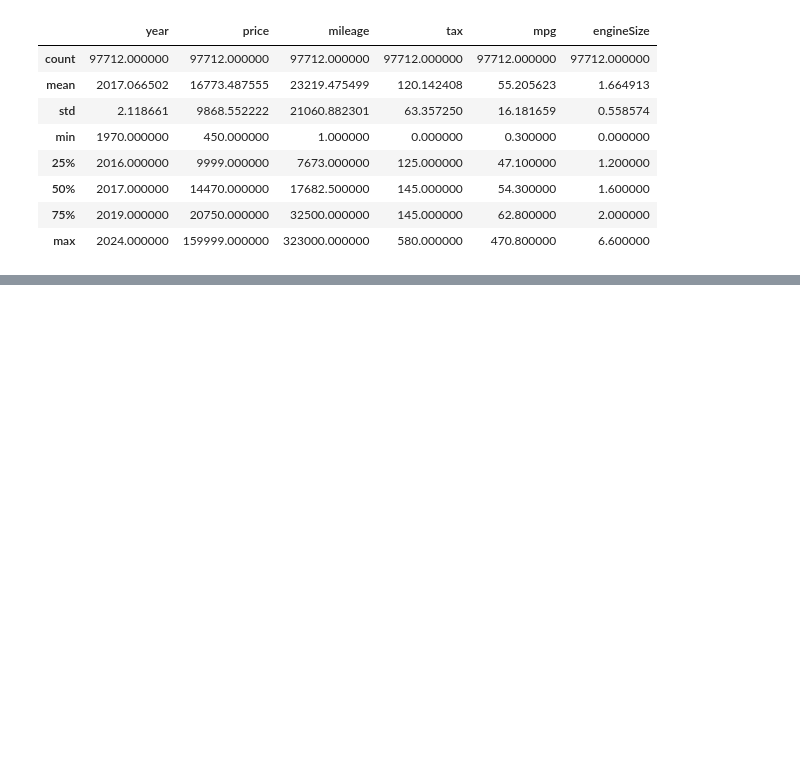
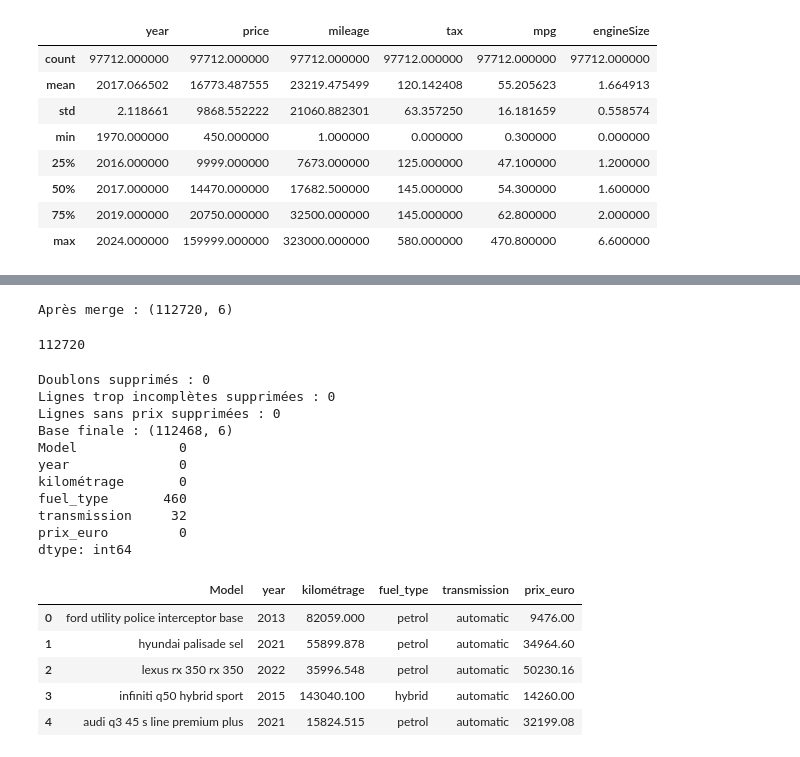
Before and after one commit to DJOUHRIELYES/Projet-DALAS---Elyes---Adib, a Jupyter notebook: notebook.ipynb, the cells around one changed output, grey strips where cells are left out. Drawn from its saved outputs; the diff is of its cells as text; code cells hidden in the pictures; blank space fills up the shorter version.

```diff
--- a/notebook.ipynb
+++ b/notebook.ipynb
@@ -114,0 +209,66 @@ Index(['model', 'year', 'price', 'transmission', 'mileage', 'fuelType', 'tax',
+# %%
+# ============================================================
+# 5. DB4 -> db4_bis
+# ============================================================
+db4_bis = pd.DataFrame()
+db4_bis["Model"] = db4["Manufacturer"] + " " + db4["model"]
+db4_bis["year"] = db4["year"]
+db4_bis["kilométrage"] = db4["mileage"] * MILES_KM      # données UK : miles -> km
+db4_bis["fuel_type"] = db4["fuelType"].apply(unifier_carburant)
+db4_bis["transmission"] = db4["transmission"].apply(unifier_transmission)
+db4_bis["prix_euro"] = db4["price"] * GBP_EUR           # £ -> €
+db4_bis = finaliser(db4_bis)
+# %%
+# ============================================================
+# 6. MERGE -> bd_merged
+# ============================================================
+bd_merged = pd.concat([db1_bis, db2_bis, db3_bis, db4_bis], ignore_index=True)
+print("Après merge :", bd_merged.shape)
+# %% [output]
+Après merge : (112720, 6)
+# %%
+bd_merged.head()
+len(bd_merged)
+# %% [output]
+112720
+# %%
+# ============================================================
+# 7. NETTOYAGE (simple)
+# ============================================================
+# 7.1 Doublons
+avant = len(bd_merged)
+bd_merged = bd_merged.drop_duplicates()
+print("Doublons supprimés :", avant - len(bd_merged))
+
+# 7.2 Lignes trop incomplètes (on garde si au moins 5 colonnes sur 6 sont remplies)
+avant = len(bd_merged)
+bd_merged = bd_merged.dropna(thresh=5)
+print("Lignes trop incomplètes supprimées :", avant - len(bd_merged))
+
+# 7.3 Sans prix, la ligne est inutile (c'est la cible à prédire)
+avant = len(bd_merged)
+bd_merged = bd_merged.dropna(subset=["prix_euro"])
+print("Lignes sans prix supprimées :", avant - len(bd_merged))
+
+bd_merged = bd_merged.reset_index(drop=True)
+print("Base finale :", bd_merged.shape)
+print(bd_merged.isna().sum())     # valeurs manquantes restantes par colonne
+bd_merged.head()
+# %% [output]
+Doublons supprimés : 0
+Lignes trop incomplètes supprimées : 0
+Lignes sans prix supprimées : 0
+Base finale : (112468, 6)
+Model             0
+year              0
+kilométrage       0
+fuel_type       460
+transmission     32
+prix_euro         0
+dtype: int64
+|  | Model | year | kilométrage | fuel_type | transmission | prix_euro |
+| 0 | ford utility police interceptor base | 2013 | 82059.000 | petrol | automatic | 9476.00 |
+| 1 | hyundai palisade sel | 2021 | 55899.878 | petrol | automatic | 34964.60 |
+| 2 | lexus rx 350 rx 350 | 2022 | 35996.548 | petrol | automatic | 50230.16 |
+| 3 | infiniti q50 hybrid sport | 2015 | 143040.100 | hybrid | automatic | 14260.00 |
+| 4 | audi q3 45 s line premium plus | 2021 | 15824.515 | petrol | automatic | 32199.08 |
```
Also changed, not shown: parts of 10 cells of this notebook.
